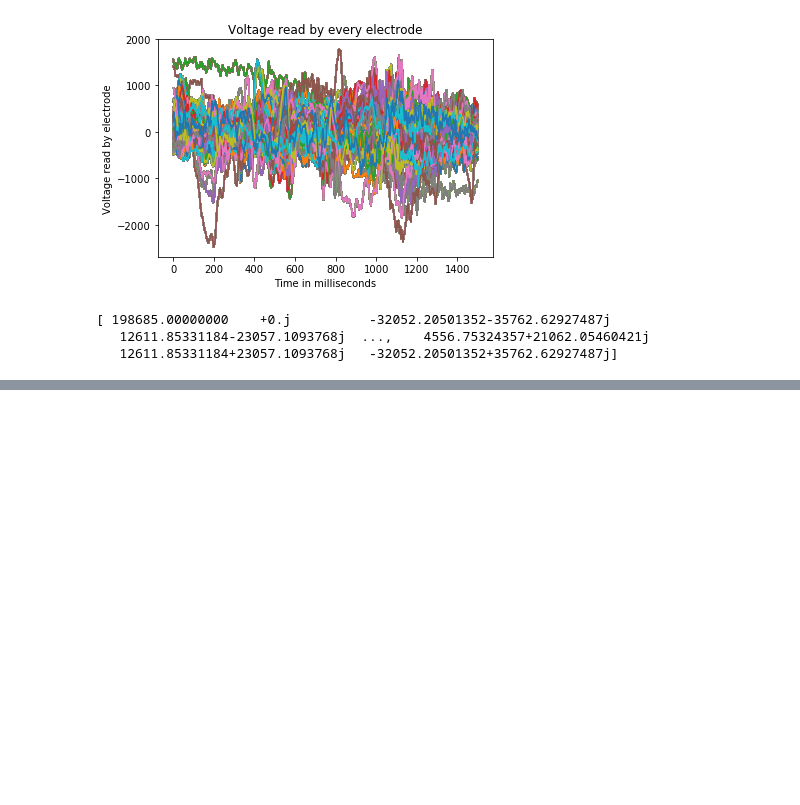
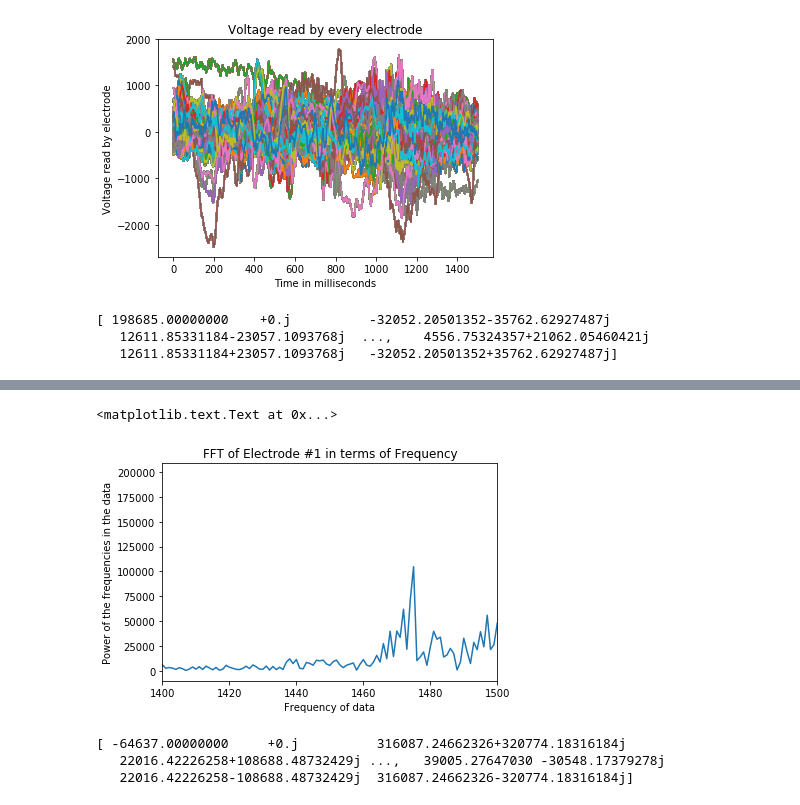
Before and after one commit to UW-Biol419-Wi2017/Monkey-Brains-updated1, a Jupyter notebook: Work on This.ipynb, the cells around one changed output, grey strips where cells are left out. Cells and saved outputs as stored; diff of their text form; code cells hidden in the pictures; blank space fills up the shorter version.

```diff
--- a/Work on This.ipynb
+++ b/Work on This.ipynb
@@ -274,0 +318,18 @@ plt.plot(np.abs(y))
+# %%
+plt.plot(np.abs(y))
+plt.xlim(1400,1500)
+
+plt.xlabel('Frequency of data')
+plt.ylabel('Power of the frequencies in the data')
+plt.title('FFT of Electrode #1 in terms of Frequency')
+# %% [output]
+<matplotlib.text.Text at 0x...>
+[figure, added]
+# %%
+a = np.fft.fft(both_side_sedation)
+freq = np.fft.fftfreq(both_side_sedation.size, 1/1000)
+print(a)
+# %% [output]
+[ -64637.00000000     +0.j          316087.24662326+320774.18316184j
+   22016.42226258+108688.48732429j ...,   39005.27647030 -30548.17379278j
+   22016.42226258-108688.48732429j  316087.24662326-320774.18316184j]
```
Also changed, not shown: parts of 11 cells of this notebook.
